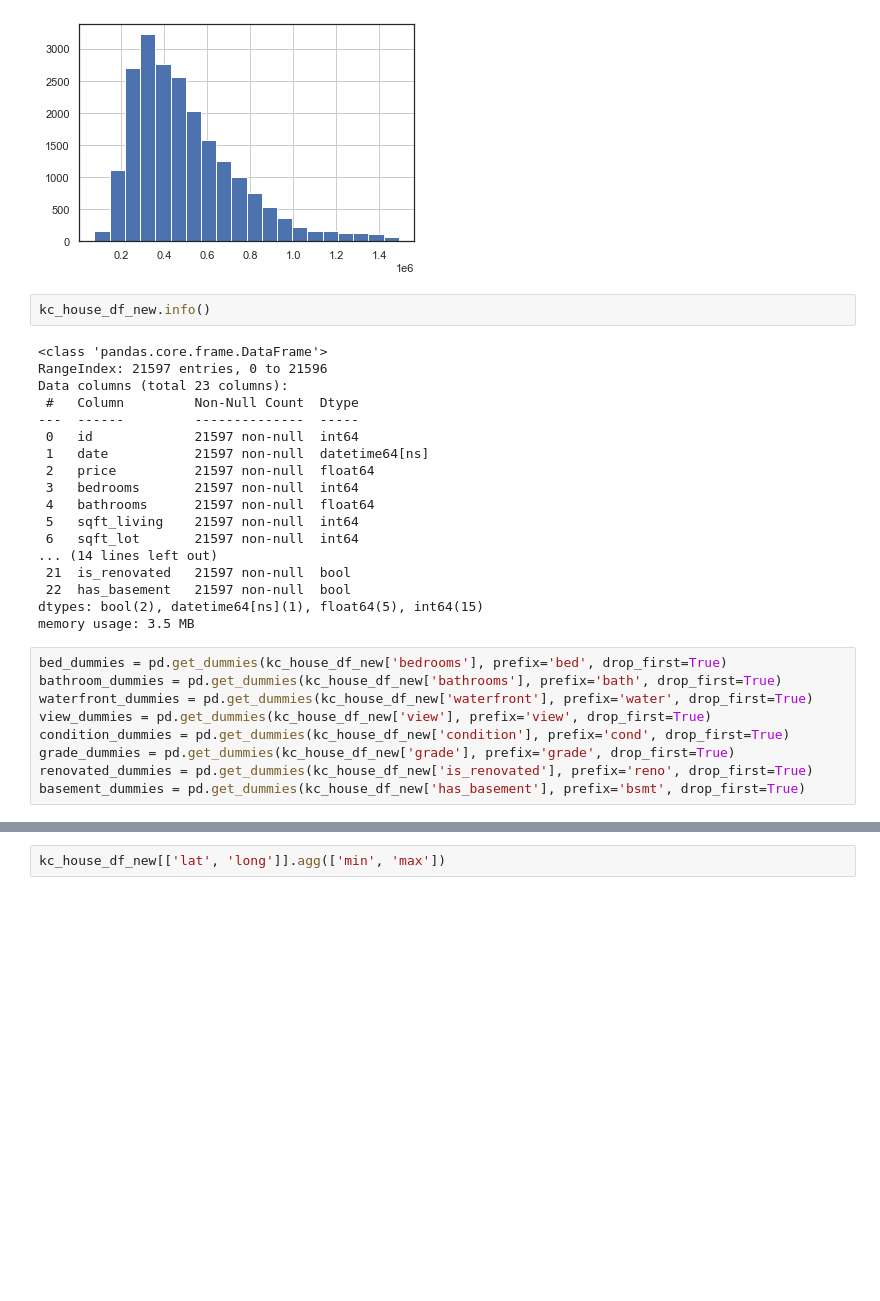
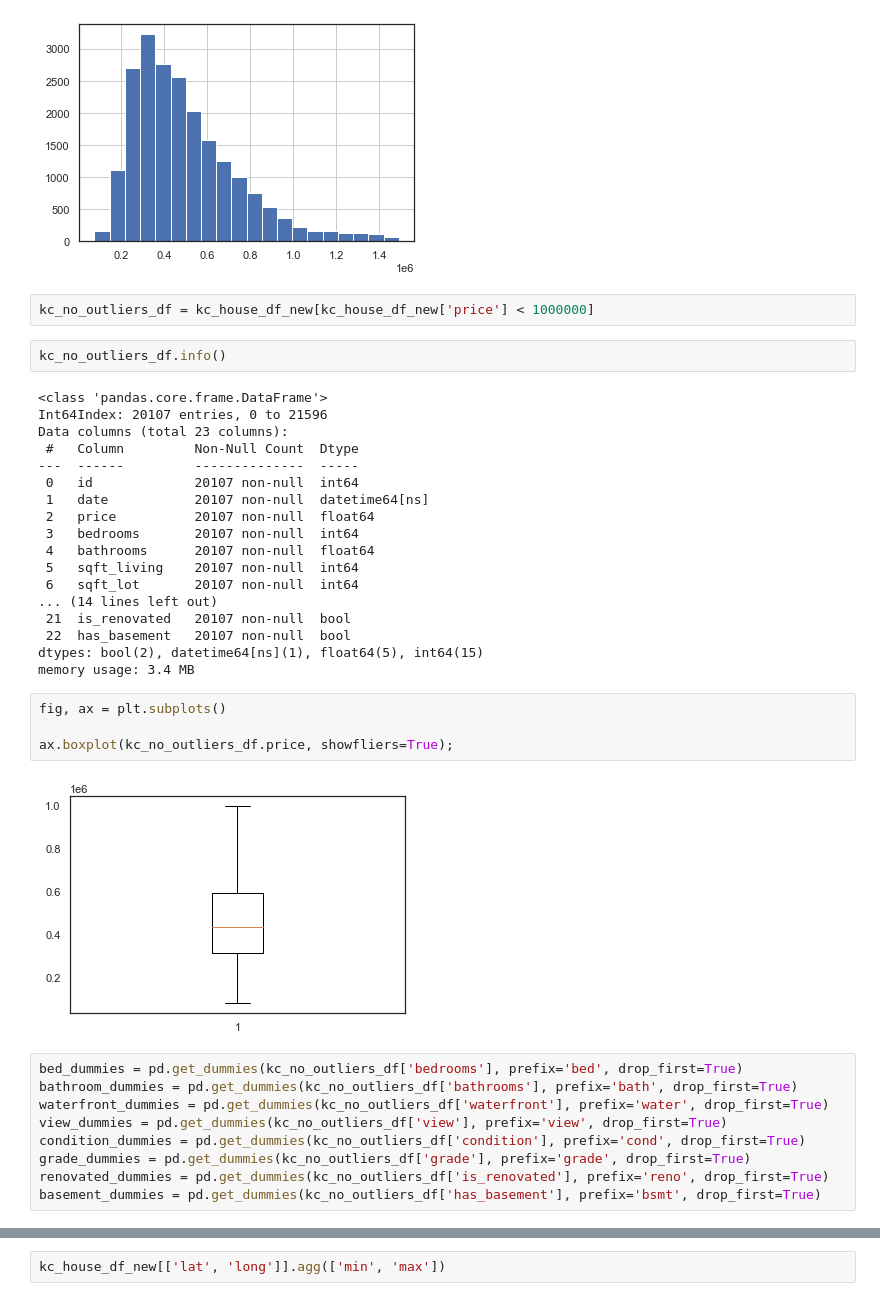
Before and after one commit to dameeech/Phase2_House_Project, a Jupyter notebook: Phase2_Road_Map.ipynb, the cells around one changed output, grey strips where cells are left out. Cells and saved outputs as stored; diff of their text form; blank space fills up the shorter version.

Commit message:
Removed Outliers

```diff
--- a/Phase2_Road_Map.ipynb
+++ b/Phase2_Road_Map.ipynb
@@ -249,35 +249,43 @@ ax.boxplot(kc_house_df_new.price, showfliers=True);
 kc_house_df_new[kc_house_df_new['price'] < 1500000].price.hist(bins=20);
 # %% [output]
 [figure]
+# %%
+kc_no_outliers_df = kc_house_df_new[kc_house_df_new['price'] < 1000000]
 # %%
-kc_house_df_new.info()
+kc_no_outliers_df.info()
 # %% [output]
 <class 'pandas.core.frame.DataFrame'>
-RangeIndex: 21597 entries, 0 to 21596
+Int64Index: 20107 entries, 0 to 21596
 Data columns (total 23 columns):
  #   Column         Non-Null Count  Dtype
 ---  ------         --------------  -----
- 0   id             21597 non-null  int64
- 1   date           21597 non-null  datetime64[ns]
- 2   price          21597 non-null  float64
- 3   bedrooms       21597 non-null  int64
- 4   bathrooms      21597 non-null  float64
- 5   sqft_living    21597 non-null  int64
- 6   sqft_lot       21597 non-null  int64
+ 0   id             20107 non-null  int64
+ 1   date           20107 non-null  datetime64[ns]
+ 2   price          20107 non-null  float64
+ 3   bedrooms       20107 non-null  int64
+ 4   bathrooms      20107 non-null  float64
+ 5   sqft_living    20107 non-null  int64
+ 6   sqft_lot       20107 non-null  int64
 ... (14 lines left out)
- 21  is_renovated   21597 non-null  bool
- 22  has_basement   21597 non-null  bool
+ 21  is_renovated   20107 non-null  bool
+ 22  has_basement   20107 non-null  bool
 dtypes: bool(2), datetime64[ns](1), float64(5), int64(15)
-memory usage: 3.5 MB
+memory usage: 3.4 MB
+# %%
+fig, ax = plt.subplots()
+
+ax.boxplot(kc_no_outliers_df.price, showfliers=True);
+# %% [output]
+[figure, added]
 # %%
-bed_dummies = pd.get_dummies(kc_house_df_new['bedrooms'], prefix='bed', drop_first=True)
-bathroom_dummies = pd.get_dummies(kc_house_df_new['bathrooms'], prefix='bath', drop_first=True)
-waterfront_dummies = pd.get_dummies(kc_house_df_new['waterfront'], prefix='water', drop_first=True)
-view_dummies = pd.get_dummies(kc_house_df_new['view'], prefix='view', drop_first=True)
-condition_dummies = pd.get_dummies(kc_house_df_new['condition'], prefix='cond', drop_first=True)
-grade_dummies = pd.get_dummies(kc_house_df_new['grade'], prefix='grade', drop_first=True)
-renovated_dummies = pd.get_dummies(kc_house_df_new['is_renovated'], prefix='reno', drop_first=True)
-basement_dummies = pd.get_dummies(kc_house_df_new['has_basement'], prefix='bsmt', drop_first=True)
+bed_dummies = pd.get_dummies(kc_no_outliers_df['bedrooms'], prefix='bed', drop_first=True)
+bathroom_dummies = pd.get_dummies(kc_no_outliers_df['bathrooms'], prefix='bath', drop_first=True)
+waterfront_dummies = pd.get_dummies(kc_no_outliers_df['waterfront'], prefix='water', drop_first=True)
+view_dummies = pd.get_dummies(kc_no_outliers_df['view'], prefix='view', drop_first=True)
+condition_dummies = pd.get_dummies(kc_no_outliers_df['condition'], prefix='cond', drop_first=True)
+grade_dummies = pd.get_dummies(kc_no_outliers_df['grade'], prefix='grade', drop_first=True)
+renovated_dummies = pd.get_dummies(kc_no_outliers_df['is_renovated'], prefix='reno', drop_first=True)
+basement_dummies = pd.get_dummies(kc_no_outliers_df['has_basement'], prefix='bsmt', drop_first=True)
 # %%
 dummy_data = pd.concat([bed_dummies, bathroom_dummies, waterfront_dummies, view_dummies, condition_dummies, grade_dummies, renovated_dummies, basement_dummies], axis=1)
 dummy_data
```
Also changed, not shown: parts of 2 cells of this notebook.
